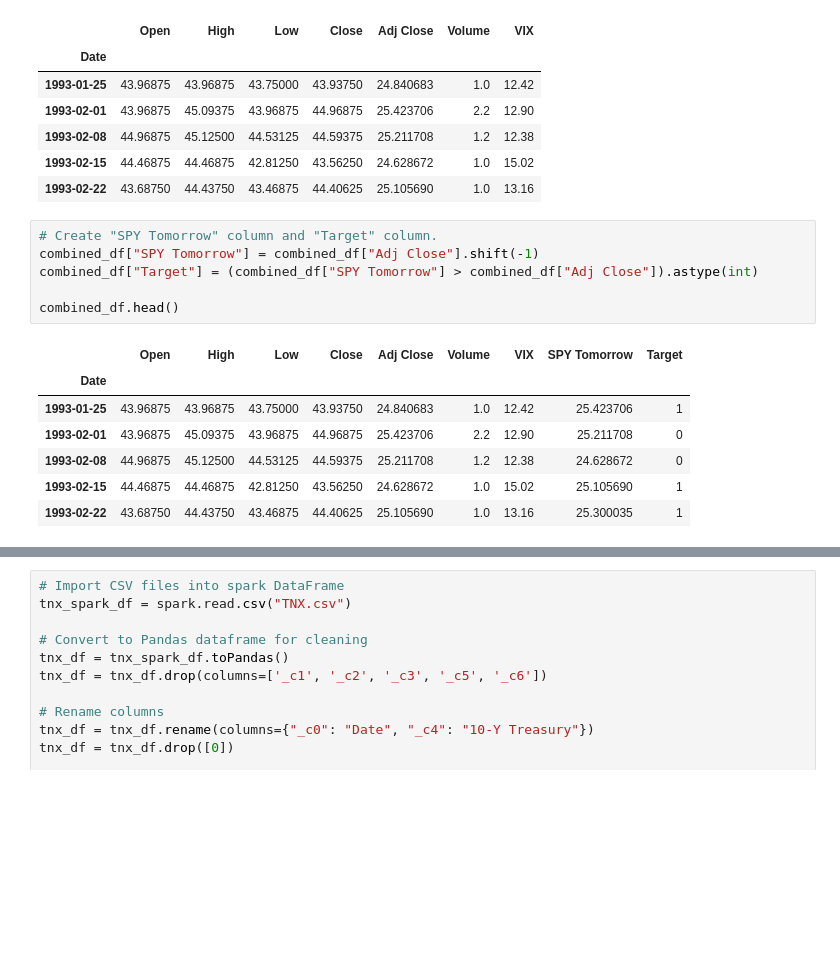
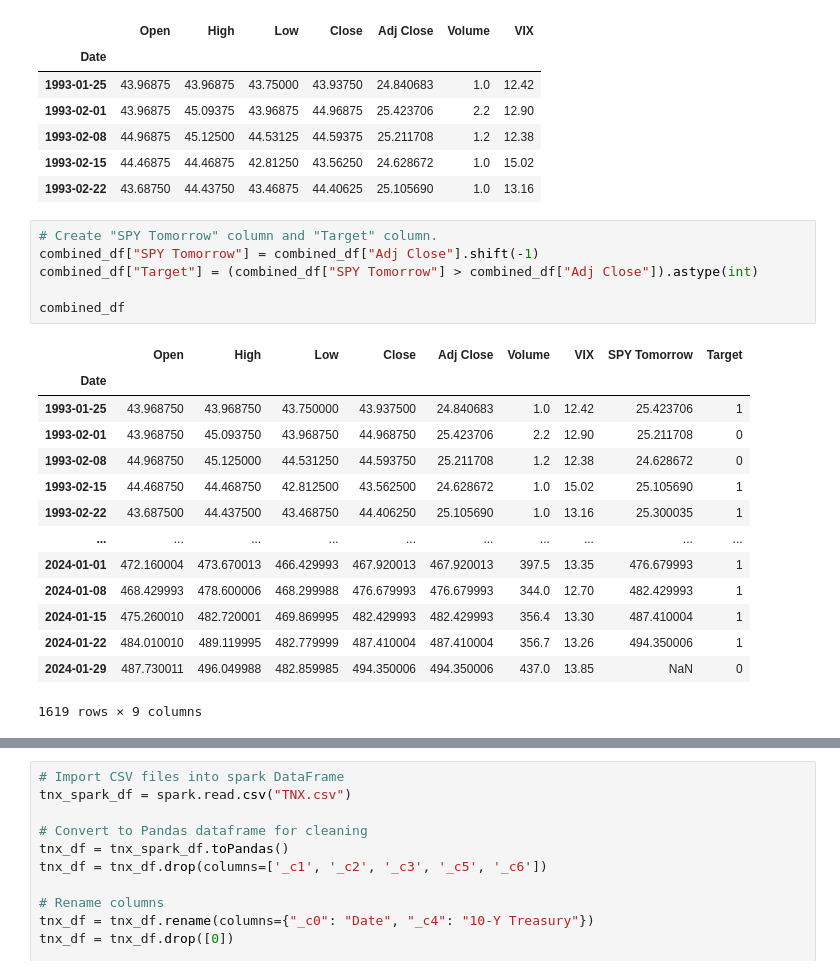
Before and after one commit to Goldfiinch/Project-4, a Jupyter notebook: Project_4.ipynb, the cells around one changed output, grey strips where cells are left out. Saved outputs shown, nothing was run; the diff lists cells and outputs as text; blank space fills up the shorter version.

```diff
--- a/Project_4.ipynb
+++ b/Project_4.ipynb
@@ -97,17 +79,24 @@ combined_df.head()
 # %%
 # Create "SPY Tomorrow" column and "Target" column.
 combined_df["SPY Tomorrow"] = combined_df["Adj Close"].shift(-1)
 combined_df["Target"] = (combined_df["SPY Tomorrow"] > combined_df["Adj Close"]).astype(int)
 
-combined_df.head()
+combined_df
 # %% [output]
 |  | Open | High | Low | Close | Adj Close | Volume | VIX | SPY Tomorrow | Target |
 | Date |  |  |  |  |  |  |  |  |  |
-| 1993-01-25 | 43.96875 | 43.96875 | 43.75000 | 43.93750 | 24.840683 | 1.0 | 12.42 | 25.423706 | 1 |
-| 1993-02-01 | 43.96875 | 45.09375 | 43.96875 | 44.96875 | 25.423706 | 2.2 | 12.90 | 25.211708 | 0 |
-| 1993-02-08 | 44.96875 | 45.12500 | 44.53125 | 44.59375 | 25.211708 | 1.2 | 12.38 | 24.628672 | 0 |
-| 1993-02-15 | 44.46875 | 44.46875 | 42.81250 | 43.56250 | 24.628672 | 1.0 | 15.02 | 25.105690 | 1 |
-| 1993-02-22 | 43.68750 | 44.43750 | 43.46875 | 44.40625 | 25.105690 | 1.0 | 13.16 | 25.300035 | 1 |
+| 1993-01-25 | 43.968750 | 43.968750 | 43.750000 | 43.937500 | 24.840683 | 1.0 | 12.42 | 25.423706 | 1 |
+| 1993-02-01 | 43.968750 | 45.093750 | 43.968750 | 44.968750 | 25.423706 | 2.2 | 12.90 | 25.211708 | 0 |
+| 1993-02-08 | 44.968750 | 45.125000 | 44.531250 | 44.593750 | 25.211708 | 1.2 | 12.38 | 24.628672 | 0 |
+| 1993-02-15 | 44.468750 | 44.468750 | 42.812500 | 43.562500 | 24.628672 | 1.0 | 15.02 | 25.105690 | 1 |
+| 1993-02-22 | 43.687500 | 44.437500 | 43.468750 | 44.406250 | 25.105690 | 1.0 | 13.16 | 25.300035 | 1 |
+| ... | ... | ... | ... | ... | ... | ... | ... | ... | ... |
+| 2024-01-01 | 472.160004 | 473.670013 | 466.429993 | 467.920013 | 467.920013 | 397.5 | 13.35 | 476.679993 | 1 |
+| 2024-01-08 | 468.429993 | 478.600006 | 468.299988 | 476.679993 | 476.679993 | 344.0 | 12.70 | 482.429993 | 1 |
+| 2024-01-15 | 475.260010 | 482.720001 | 469.869995 | 482.429993 | 482.429993 | 356.4 | 13.30 | 487.410004 | 1 |
+| 2024-01-22 | 484.010010 | 489.119995 | 482.779999 | 487.410004 | 487.410004 | 356.7 | 13.26 | 494.350006 | 1 |
+| 2024-01-29 | 487.730011 | 496.049988 | 482.859985 | 494.350006 | 494.350006 | 437.0 | 13.85 | NaN | 0 |
+1619 rows × 9 columns
 # %%
 # Reduced the data's time range.
 combined_df = combined_df.loc["2000-01-01":].copy()
```
Also changed, not shown: parts of 18 cells of this notebook, 2 other files.
